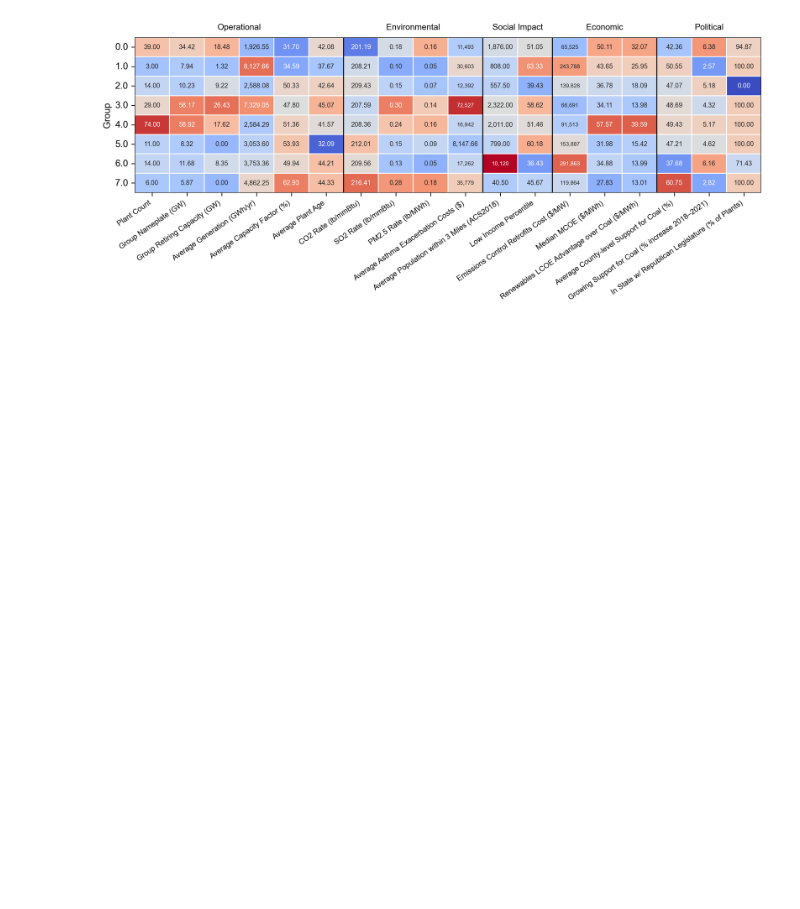
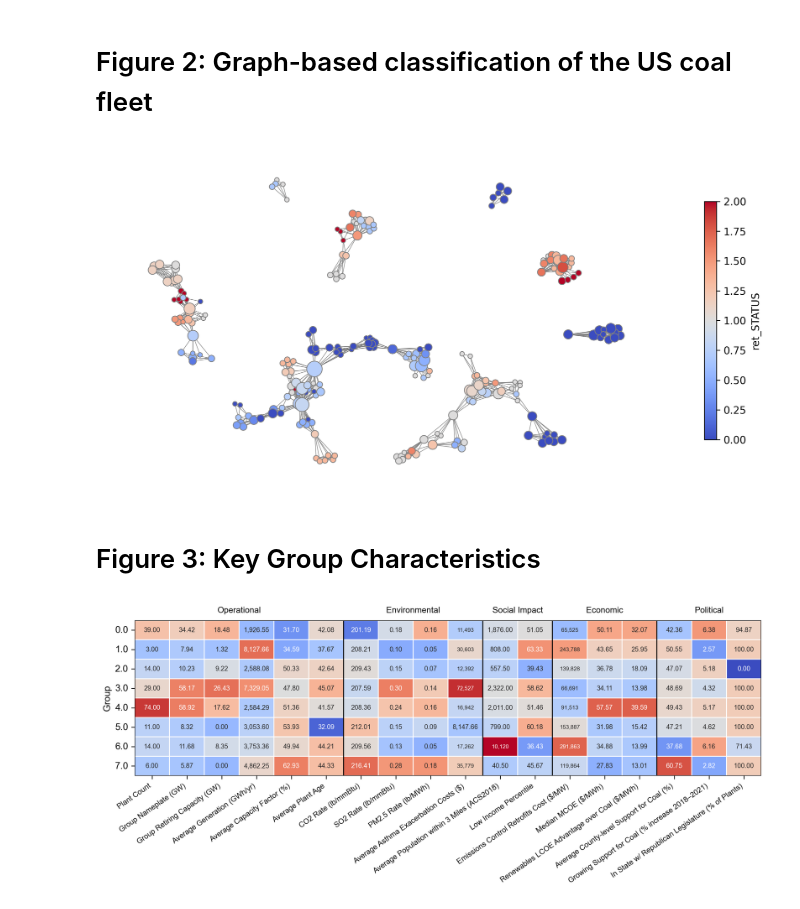
Before and after one commit to Krv-Analytics/retire, a Jupyter notebook: examples/paper_figures.ipynb, the cells around one changed output. Cells and saved outputs as stored; diff of their text form; code cells hidden in the pictures; blank space fills up the shorter version.

```diff
--- a/examples/paper_figures.ipynb
+++ b/examples/paper_figures.ipynb
@@ -13 +21,9 @@ cf = CoalFigure(G=G, raw_df=raw_df)
+# %% [markdown]
+# Figure 2: Graph-based classification of the US coal fleet
+# %%
+fig, ax = plotkit.drawGraph(show_colorbar=True,  col = "ret_STATUS", color_method="average")
+# %% [output]
+[figure, added]
+# %% [markdown]
+# Figure 3: Key Group Characteristics
 # %%
```
Also changed, not shown: parts of 13 cells of this notebook, 5 other files.
